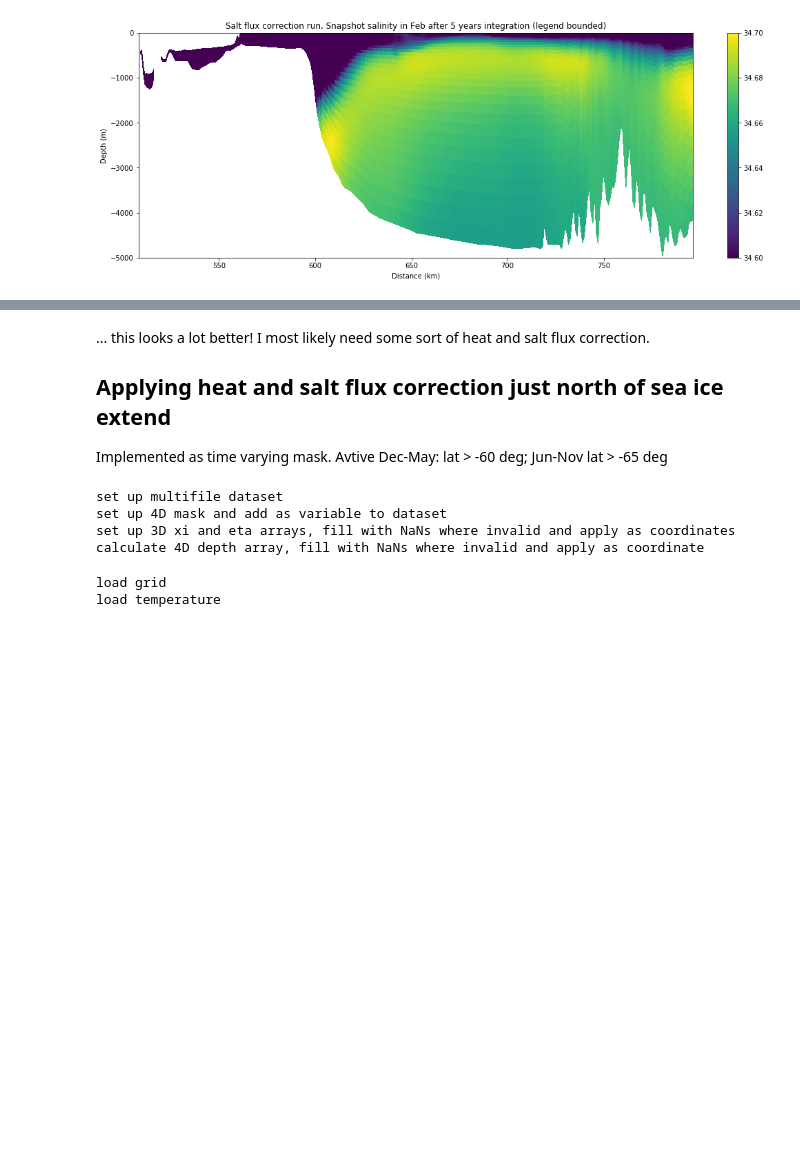
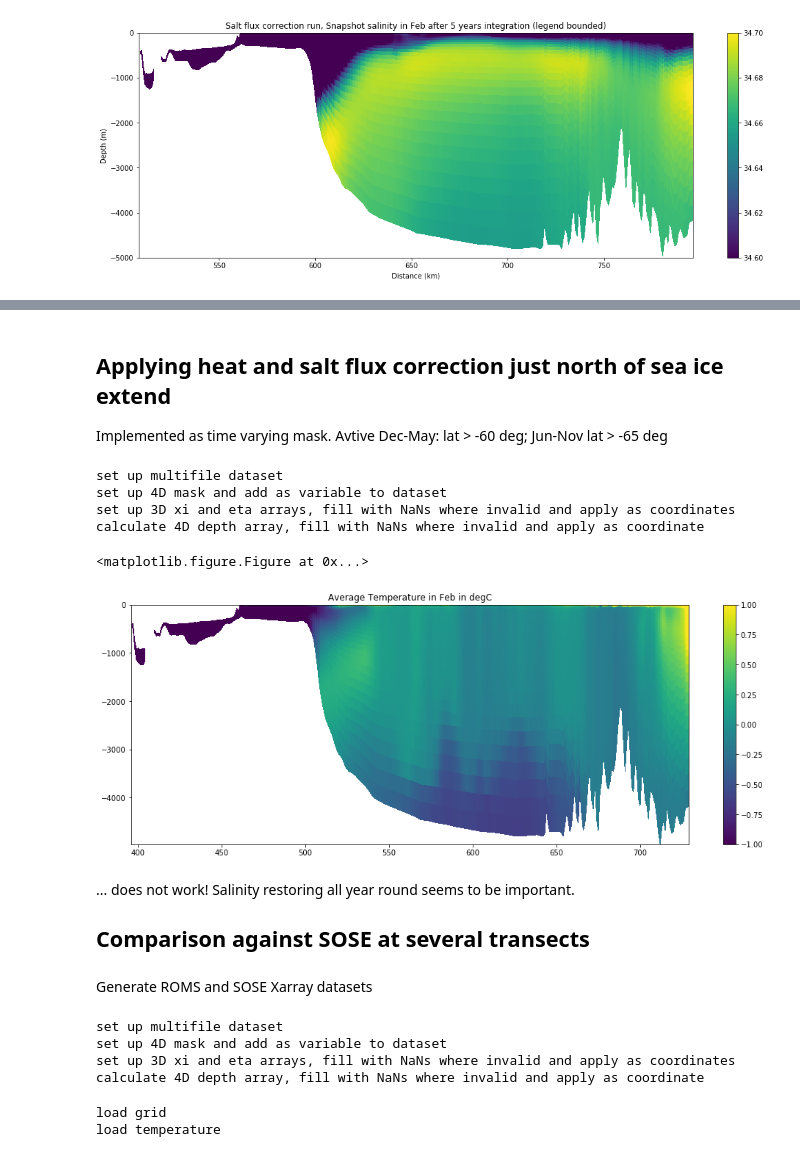
Before and after one commit to kuechenrole/tidal_melting, a Jupyter notebook: notebooks/0.2-kuechenrole-surface_fluxes_tuning.ipynb, the cells around one changed output, grey strips where cells are left out. Drawn from its saved outputs; the diff is of its cells as text; code cells hidden in the pictures; blank space fills up the shorter version.

```diff
--- a/notebooks/0.2-kuechenrole-surface_fluxes_tuning.ipynb
+++ b/notebooks/0.2-kuechenrole-surface_fluxes_tuning.ipynb
@@ -107,5 +119,4 @@ plot_vslice(his_5yr_SCORR_file,'salt',1,-5000,0,i_min,j_min,i_max,j_max,4,4,0.9,
 # %% [markdown]
-... this looks a lot better! I most likely need some sort of heat and salt flux correction.
 ## Applying heat and salt flux correction just north of sea ice extend
 Implemented as time varying mask. Avtive Dec-May: lat > -60 deg; Jun-Nov lat > -65 deg
 # %%
@@ -131,3 +140,23 @@ set up multifile dataset
 set up 4D mask and add as variable to dataset
 set up 3D xi and eta arrays, fill with NaNs where invalid and apply as coordinates
 calculate 4D depth array, fill with NaNs where invalid and apply as coordinate
+# %%
+plt.clf()
+#roms_ds.temp[0,:,300,:].plot.pcolormesh(x='xi_3d',y='depth',vmin=-1,vmax=1)
+da = roms_ds.temp[1,:,395:,320]
+val = da.to_masked_array()
+x = da.eta_3d.to_masked_array()
+y = da.depth.to_masked_array()
+fig = plt.figure(figsize=(17,6))
+plt.pcolormesh(x,y,val,vmin=-1,vmax=1)
+plt.colorbar()
+plt.title('Average Temperature in Feb in degC')
+plt.show()
+# %% [output]
+<matplotlib.figure.Figure at 0x...>
+[figure, added]
+# %% [markdown]
+... does not work! Salinity restoring all year round seems to be important.
+## Comparison against SOSE at several transects
+# %% [markdown]
+Generate ROMS and SOSE Xarray datasets
@@ -134,2 +177,11 @@ calculate 4D depth array, fill with NaNs where invalid and apply as coordinate
+# %%
+#load roms_data
+roms_data_path = os.path.join(os.pardir,'data','raw','waom10_SCORRECT','ocean_avg_0005.nc')
+rds = roms_ds.make_roms_ds(roms_data_path)
+# %% [output]
+set up multifile dataset
+set up 4D mask and add as variable to dataset
+set up 3D xi and eta arrays, fill with NaNs where invalid and apply as coordinates
+calculate 4D depth array, fill with NaNs where invalid and apply as coordinate
 # %%
 #load sose_data
```
Also changed, not shown: parts of 24 cells of this notebook, 9 other files.
